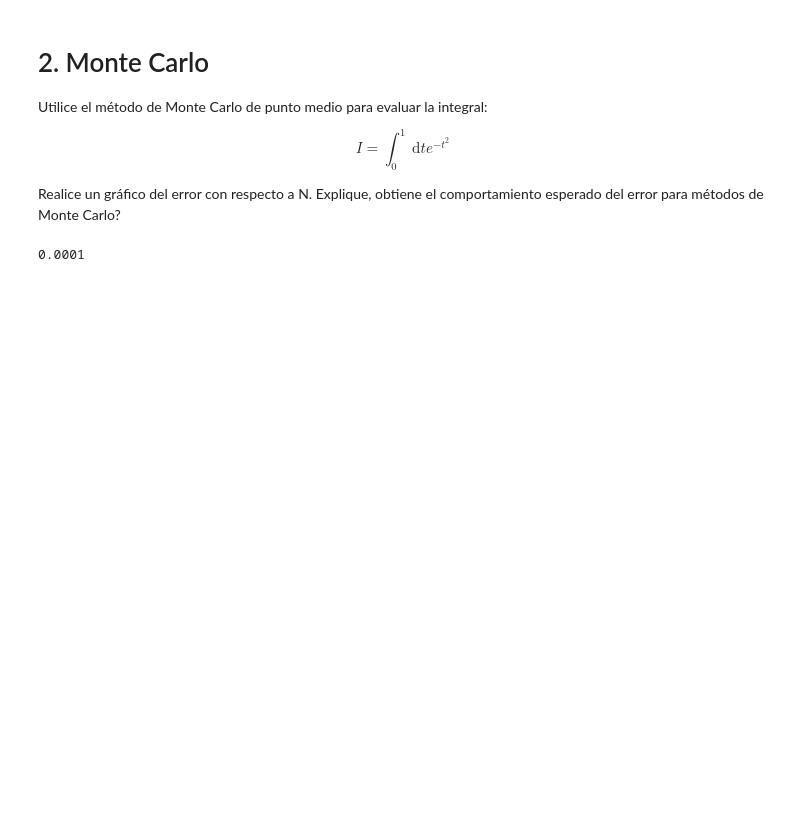
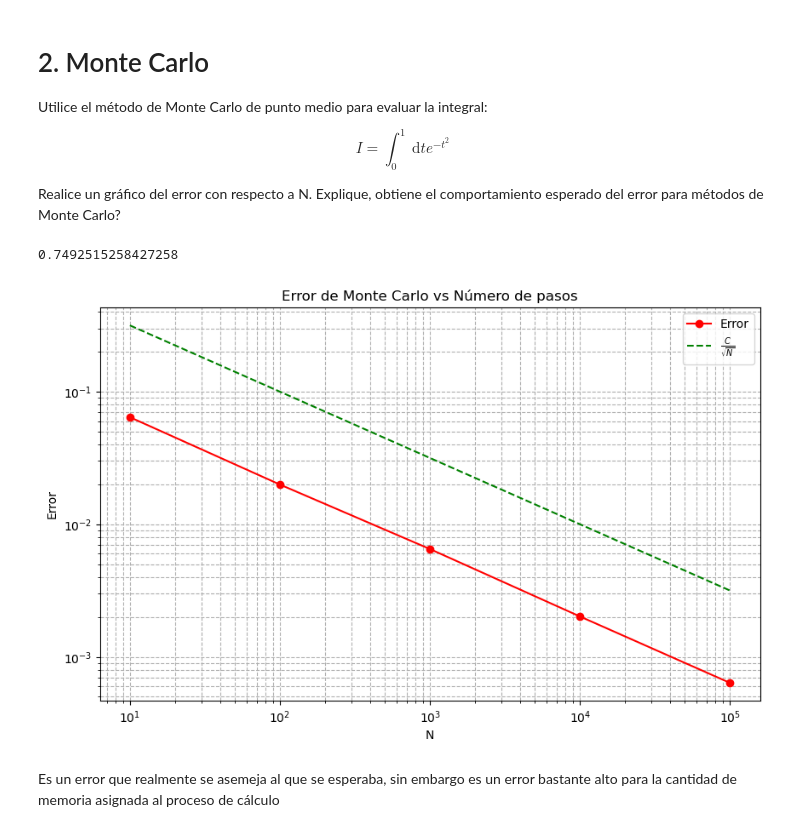
Before and after one commit to davidggonz/ComputationalPhysics, a Jupyter notebook: Exams/Exam_02/segundoparcial.ipynb, the cells around one changed output. Cells and saved outputs as stored; diff of their text form; code cells hidden in the pictures; blank space fills up the shorter version.

```diff
--- a/Exams/Exam_02/segundoparcial.ipynb
+++ b/Exams/Exam_02/segundoparcial.ipynb
@@ -85,15 +84,52 @@ Realice un gráfico del error con respecto a N. Explique, obtiene el comportamie
 import numpy as np
 import matplotlib.pyplot as plt
 
-def integrand(t):
+def integrand(t): #
     return np.exp(-t**2)
 
-def int_MonteCarlo(integrand,t_inf, t_sup, N):
-    I = 0.0
-    for i in range(N-1):
-        I += ((t_sup - t_inf) / N) * integrand(i)
-        return I
+def MonteCarlo_prom(integrand,t_inf, t_sup, N):
+    rand_num = np.random.uniform(t_inf, t_sup, N)
+    return (t_sup - t_inf) / N * np.sum(integrand(rand_num))
 
-print(int_MonteCarlo(integrand, 0, 1, 10000))
+MonteCarlo_prom(integrand, 0, 1, 1000)
 # %% [output]
-0.0001
+0.7492515258427258
+# %%
+def calcular_error(integrand,t_inf, t_sup, N):
+    #Generar números aleatorios
+    rand_num = np.random.uniform(t_inf, t_sup, N)
+    #Evaluar la función
+    f_values = integrand(rand_num)
+    #Valor medio y el valor medio al cuadrado
+    mean_f = np.mean(f_values)
+    mean_f_squared = np.mean(f_values ** 2)
+    #Varianza
+    var = mean_f_squared - mean_f ** 2
+    #Error
+    error = (t_sup - t_inf) * np.sqrt(var / N)
+    return error
+# %%
+t_inf = 0 #Límite inferior
+t_sup = 1 #Límite superior
+N_values = np.logspace(1, 5, num=5, dtype=int)  #Valores de N desde 10 hasta 100000
+
+#Array para los errores
+errors = np.zeros(len(N_values))
+for i, N in enumerate(N_values):
+    #Calculo de error
+    errors[i] = calcular_error(integrand,t_inf, t_sup, N)
+plt.figure(figsize=(10, 6))
+plt.plot(N_values, errors, label='Error', marker='o', color = 'r')
+plt.plot(N_values, 1 / np.sqrt(N_values), label=r'$\frac{C}{\sqrt{N}}$', linestyle='--', color = 'g')
+plt.xscale('log')
+plt.yscale('log')
+plt.xlabel('N')
+plt.ylabel('Error')
+plt.title('Error de Monte Carlo vs Número de pasos')
+plt.grid(True, which="both", ls="--")
+plt.legend()
+plt.show()
+# %% [output]
+[figure, added]
+# %% [markdown]
+Es un error que realmente se asemeja al que se esperaba, sin embargo es un error bastante alto para la cantidad de memoria asignada al proceso de cálculo
```
Also changed, not shown: parts of 2 cells of this notebook, 1 other file.
